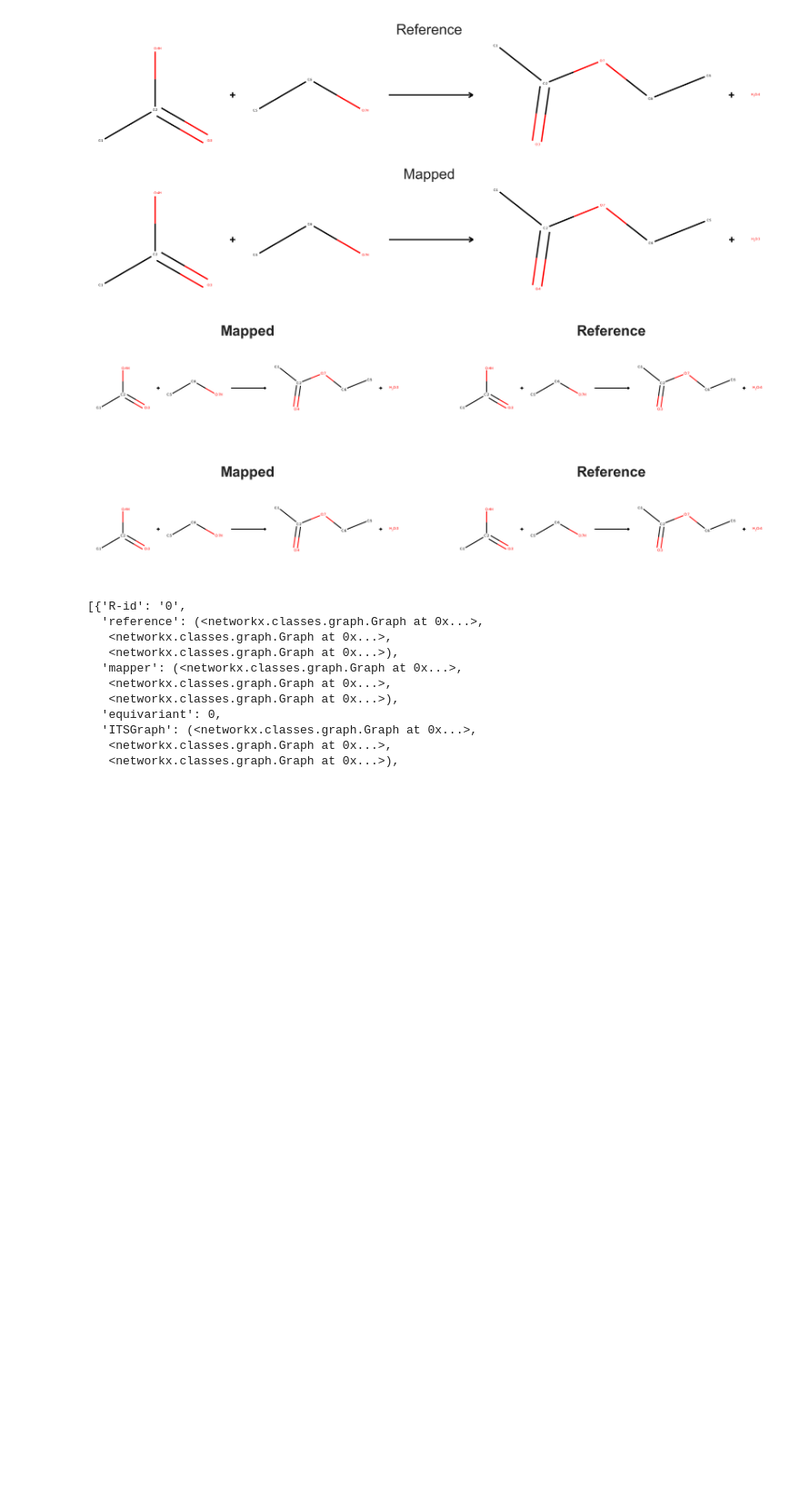
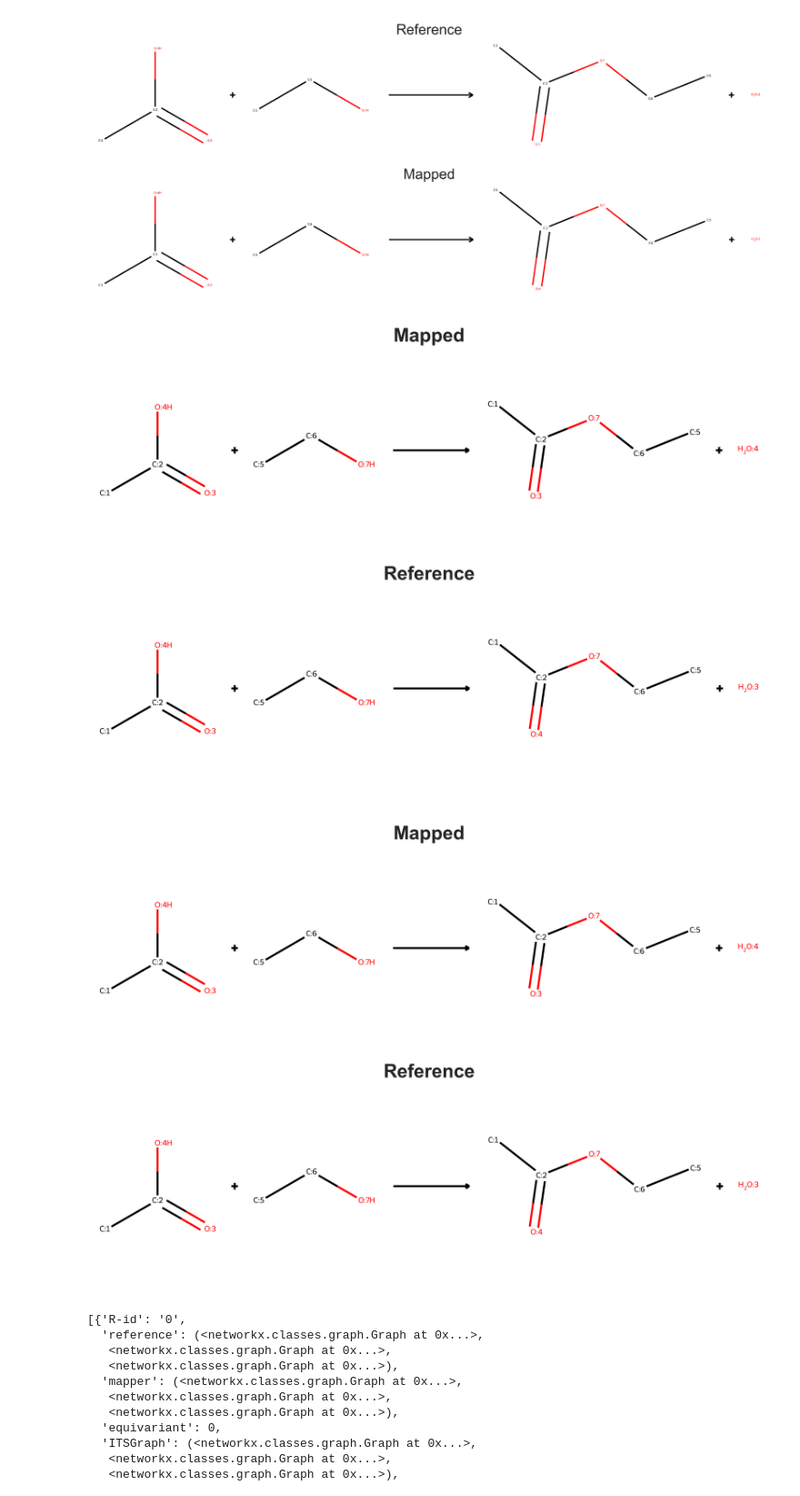
Before and after one commit to TieuLongPhan/SynTemp, a Jupyter notebook: Docs/Analysis/tautomer_issue.ipynb, the cells around one changed output. Shown at 91% size. Drawn from its saved outputs; the diff is of its cells as text; code cells hidden in the pictures; blank space fills up the shorter version.

```diff
--- a/Docs/Analysis/tautomer_issue.ipynb
+++ b/Docs/Analysis/tautomer_issue.ipynb
@@ -438,11 +438,11 @@ class ReactionVisualizer:
         return fig
 # %%
 vis = ReactionVisualizer()
-vis.plot_reactions(toy_sample[0], 'reference', 'mapper', compare=True, orientation='horizontal', savefig=True,pathname='./Fig/tautomer_issue.pdf',
+vis.plot_reactions(toy_sample[0], 'reference', 'mapper', compare=True, orientation='vertical', savefig=True,pathname='./Fig/tautomer_issue.pdf',
                     dpi=600)
 # %% [output]
-[figure, old version]
+[figure, new version]
-[figure, old version]
+[figure, new version]
 # %%
 import sys
 sys.path.append('../../')
```
Also changed, not shown: parts of 1 cell of this notebook, 1 other file.
